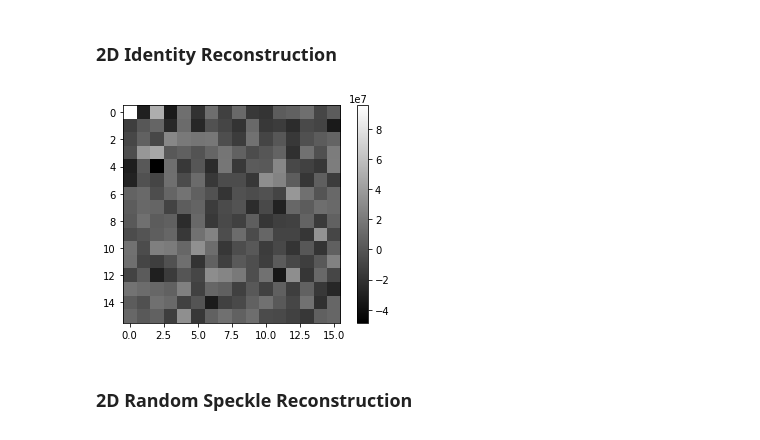
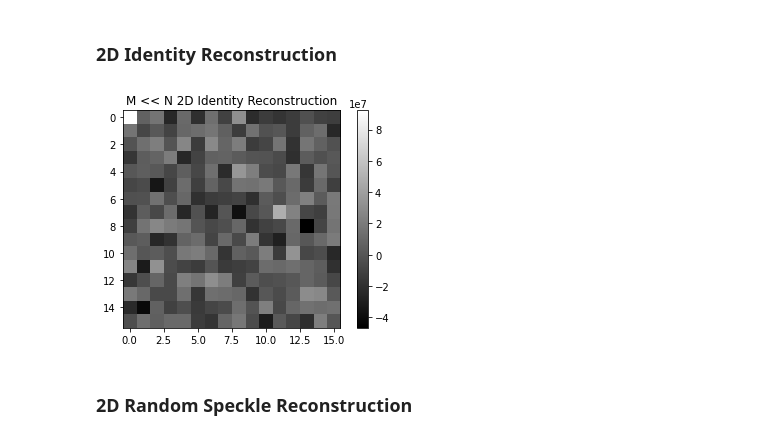
Before and after one commit to kamblihrishikesh29/II-Final, a Jupyter notebook: CS Test 1.ipynb, the cells around one changed output. Saved outputs shown, nothing was run; the diff lists cells and outputs as text; code cells hidden in the pictures.

```diff
--- a/CS Test 1.ipynb
+++ b/CS Test 1.ipynb
@@ -149,37 +151,38 @@ N = 256
 sparse_ind = random.sample(range(N),M)
 
 sparse_Y_id = Y_2d_id[sparse_ind]
-sparse_A_id = A_2d_id[sparse_ind]
+sparse_A_id = A_2d_id[sparse_ind,:]
 
 # Calculate Theta
 Phi  = sparse_A_id
 Theta = np.zeros([M,N])
 mat = np.identity(N)
 for i in range(256):
     psi = scipy.fft.idctn(mat[i,:], type=2)
     psi = np.transpose(psi.reshape(N))
     Theta[:,i] = Phi@psi
 
 # Compressed Sensing Alg 1
 # Solve y = A*x for x using L1 minimum norm solution
 def L1_norm(x):
     return np.linalg.norm(x, ord=1)
 
 # Set constraints for optimization
 constr = ({'type': 'eq', 'fun': lambda x: Theta @ x - sparse_Y_id})
 
 # Initialize minimization with L2 solution
 x0 = np.linalg.pinv(Theta) @ sparse_Y_id
 res = minimize(L1_norm, x0, method='SLSQP', constraints=constr)
 x_L1 = res.x
 x_L1 = x_L1.reshape(16,16)
 x0 = x0.reshape(16,16)
 
 plt.imshow(x_L1, cmap='gray')
+plt.title('M << N 2D Identity Reconstruction')
 plt.colorbar()
 plt.show()
 # %% [output]
-[figure, old version]
+[figure, new version]
 # %% [markdown]
 ### 2D Random Speckle Reconstruction
 # %%
```
Also changed, not shown: parts of 5 cells of this notebook, 4 other files.
